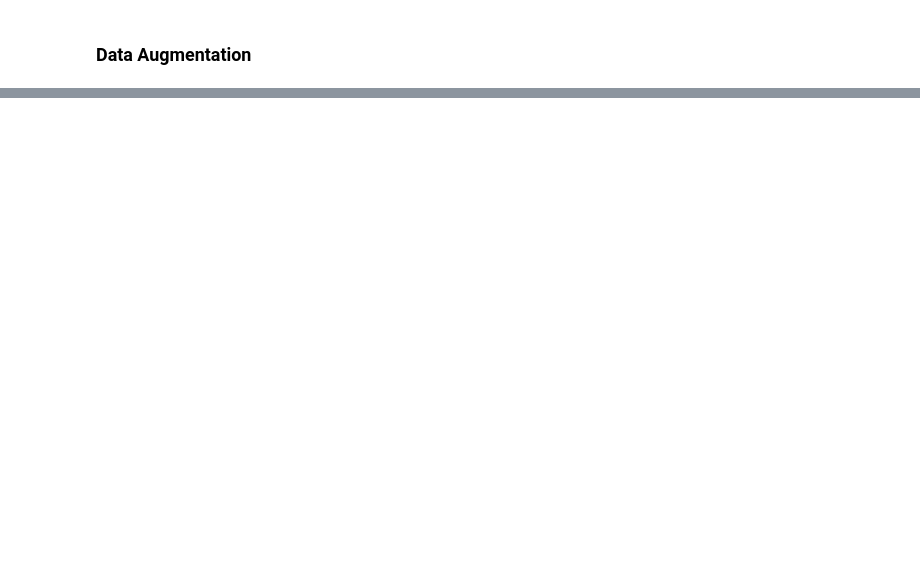
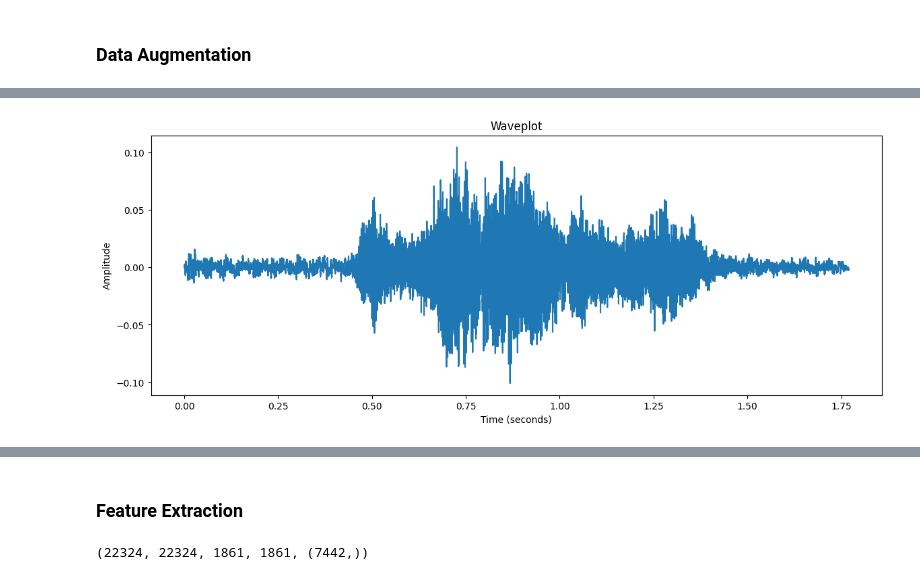
Before and after one commit to RobertoStaino/SER, a Jupyter notebook: exploration_crema.ipynb, the cells around one changed output, grey strips where cells are left out. Cells and saved outputs as stored; diff of their text form; code cells hidden in the pictures; blank space fills up the shorter version.

```diff
--- a/exploration_crema.ipynb
+++ b/exploration_crema.ipynb
@@ -91,0 +115,17 @@ plt.show()
+# %%
+random_audio = random_augmentation(data, sampling_rate)
+
+# Calculate time values
+duration = len(random_audio) / sampling_rate
+time = np.linspace(0, duration, len(random_audio))
+
+# Create waveplot
+plt.figure(figsize=(14, 5))
+plt.plot(time, random_audio)
+plt.title('Waveplot')
+plt.xlabel('Time (seconds)')
+plt.ylabel('Amplitude')
+plt.show()
+Audio(random_audio, rate=sampling_rate)
+# %% [output]
+[figure, added]
@@ -91,0 +133,2 @@ plt.show()
+# %% [markdown]
+### Feature Extraction
@@ -91,0 +162,5 @@ plt.show()
+# %%
+# info
+len(x_train), len(y_train), len(x_test), len(y_test), Crema_df.Path.shape
+# %% [output]
+(22324, 22324, 1861, 1861, (7442,))
```
Also changed, not shown: parts of 31 cells of this notebook, 5 other files.
